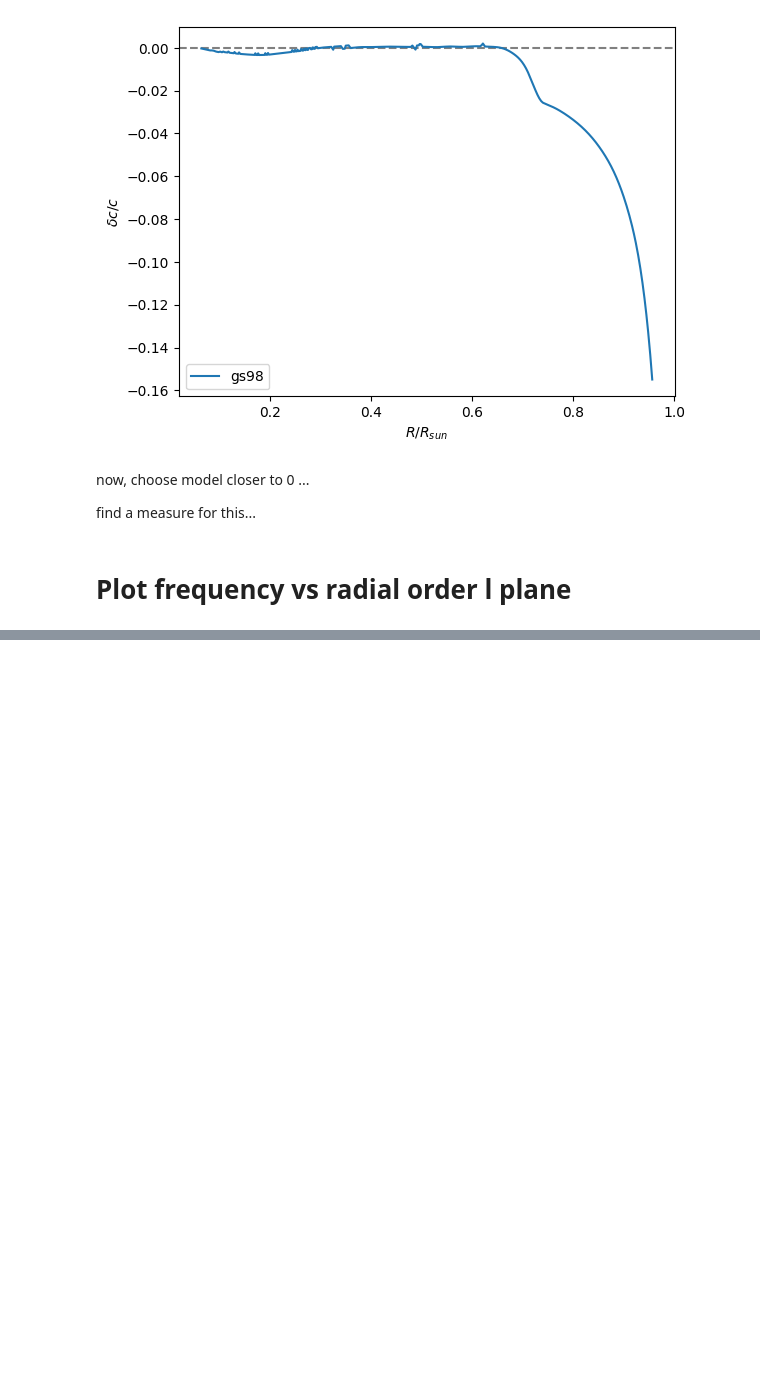
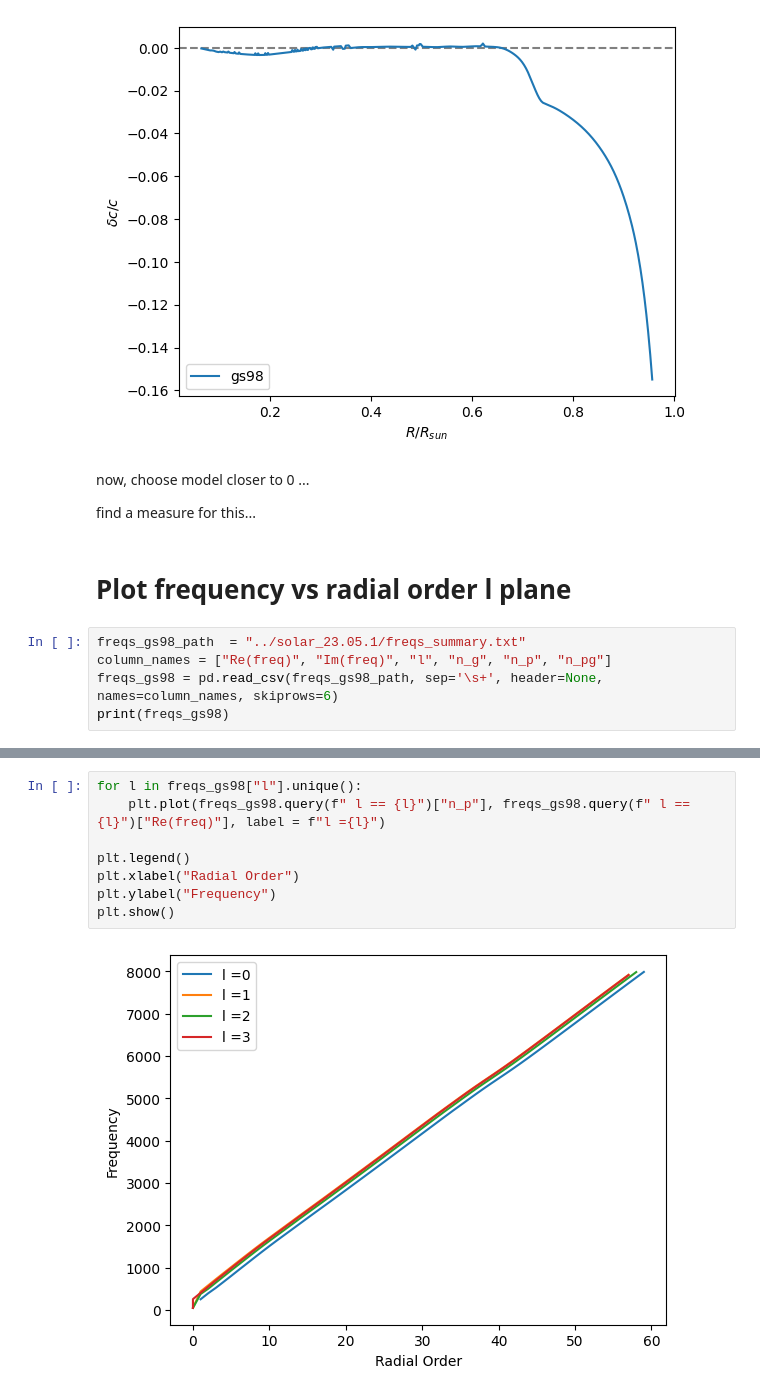
Before and after one commit to inesgpinto/stellar, a Jupyter notebook: mycode/part1.ipynb, the cells around one changed output, grey strips where cells are left out. Drawn from its saved outputs; the diff is of its cells as text; blank space fills up the shorter version.

```diff
--- a/mycode/part1.ipynb
+++ b/mycode/part1.ipynb
@@ -65,3 +65,8 @@ now, choose model closer to 0 ...
 find a measure for this...
 # %% [markdown]
 # Plot frequency vs radial order l plane
+# %%
+freqs_gs98_path  = "../solar_23.05.1/freqs_summary.txt"
+column_names = ["Re(freq)", "Im(freq)", "l", "n_g", "n_p", "n_pg"]
+freqs_gs98 = pd.read_csv(freqs_gs98_path, sep='\s+', header=None, names=column_names, skiprows=6)
+print(freqs_gs98)
@@ -67,0 +88,10 @@ find a measure for this...
+# %%
+for l in freqs_gs98["l"].unique():
+    plt.plot(freqs_gs98.query(f" l == {l}")["n_p"], freqs_gs98.query(f" l == {l}")["Re(freq)"], label = f"l ={l}")
+
+plt.legend()
+plt.xlabel("Radial Order")
+plt.ylabel("Frequency")
+plt.show()
+# %% [output]
+[figure, added]
```
Also changed, not shown: parts of 1 cell of this notebook, 1 other file.
